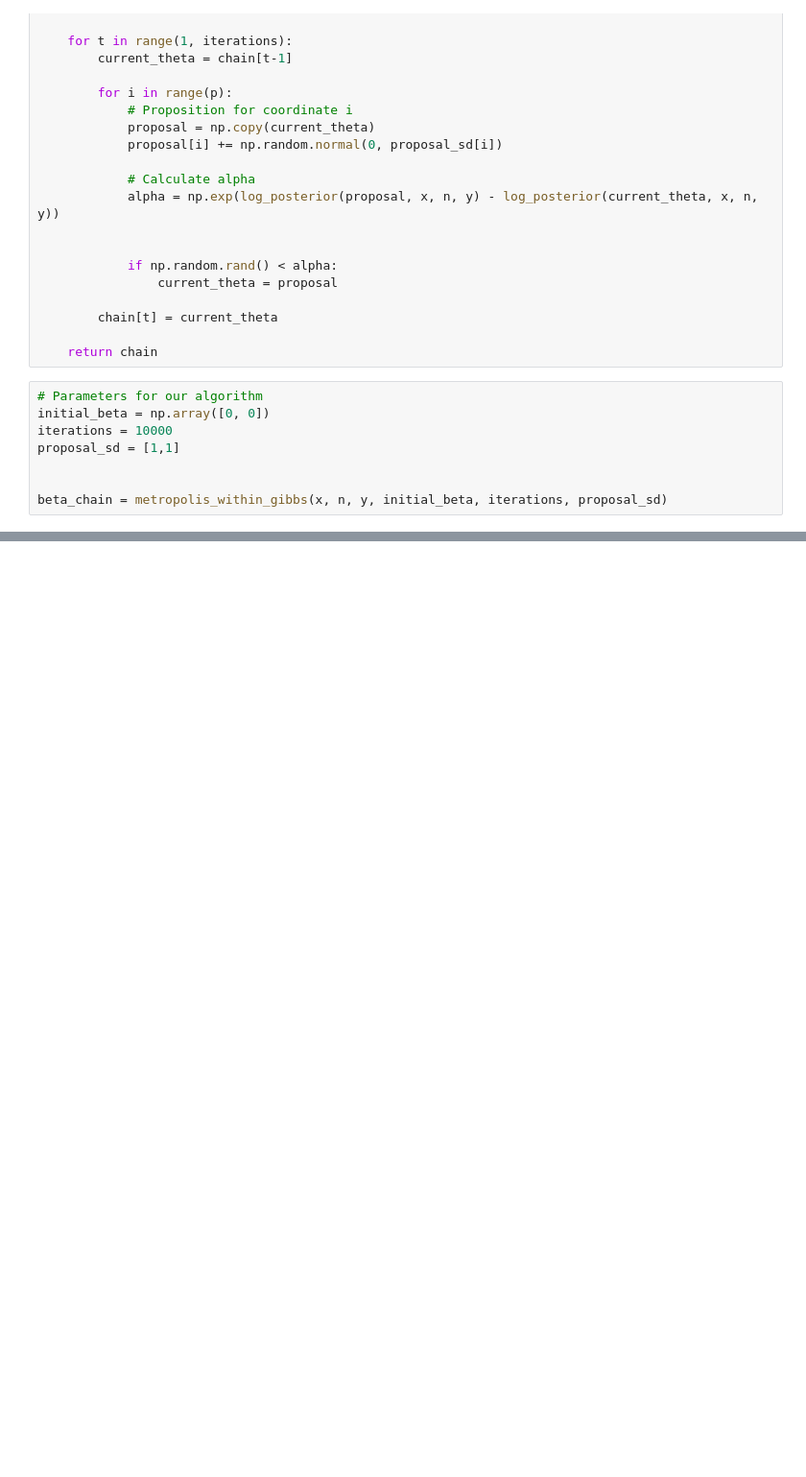
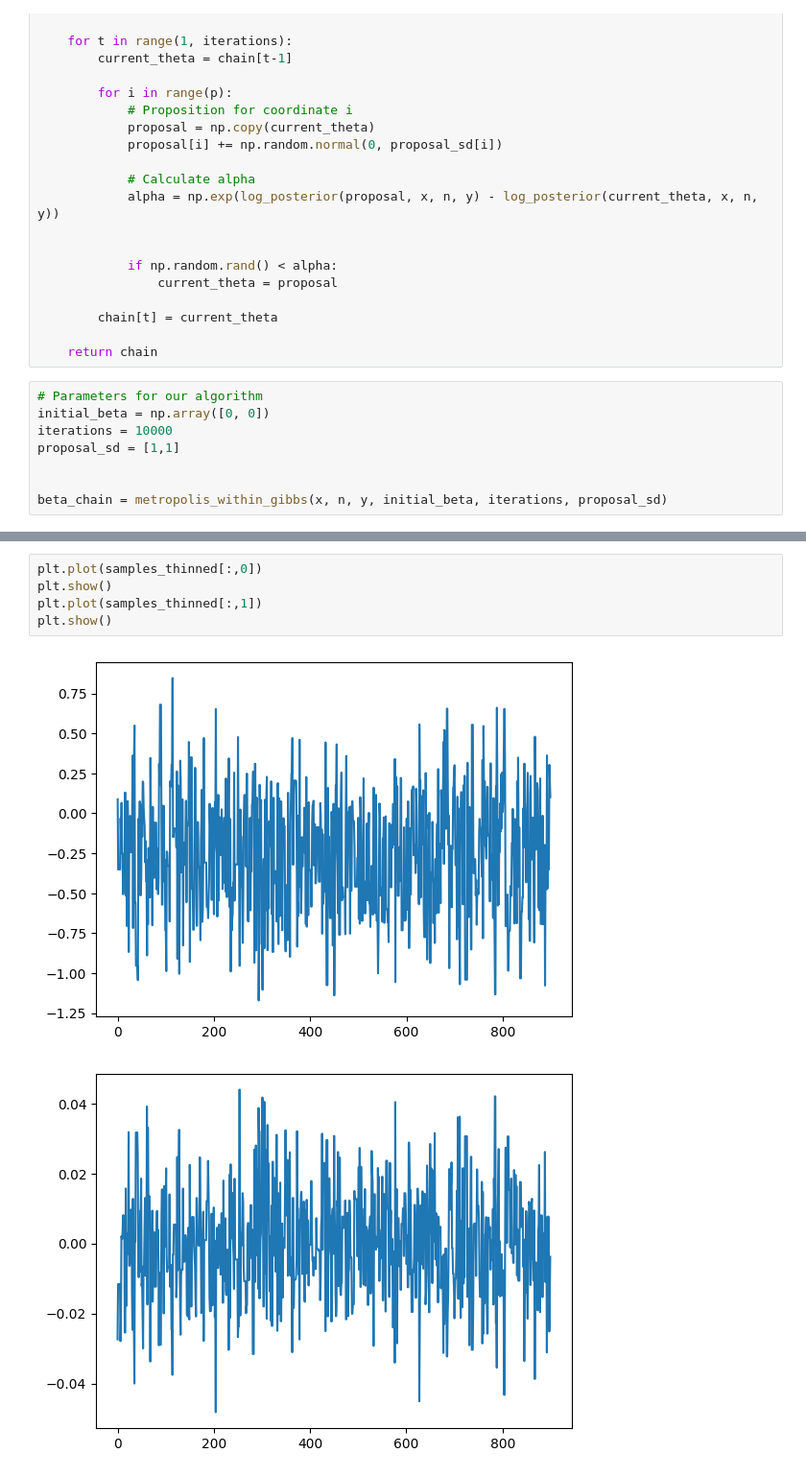
Before and after one commit to imn167/Air_Berkson, a Jupyter notebook: Project_Air1.ipynb, the cells around one changed output, grey strips where cells are left out. Shown at 96% size. Cells and saved outputs as stored; diff of their text form; blank space fills up the shorter version.

```diff
--- a/Project_Air1.ipynb
+++ b/Project_Air1.ipynb
@@ -74,0 +138,8 @@ plt.show()
+# %%
+plt.plot(samples_thinned[:,0])
+plt.show()
+plt.plot(samples_thinned[:,1])
+plt.show()
+# %% [output]
+[figure, added]
+[figure, added]
```
Also changed, not shown: parts of 2 cells of this notebook.
